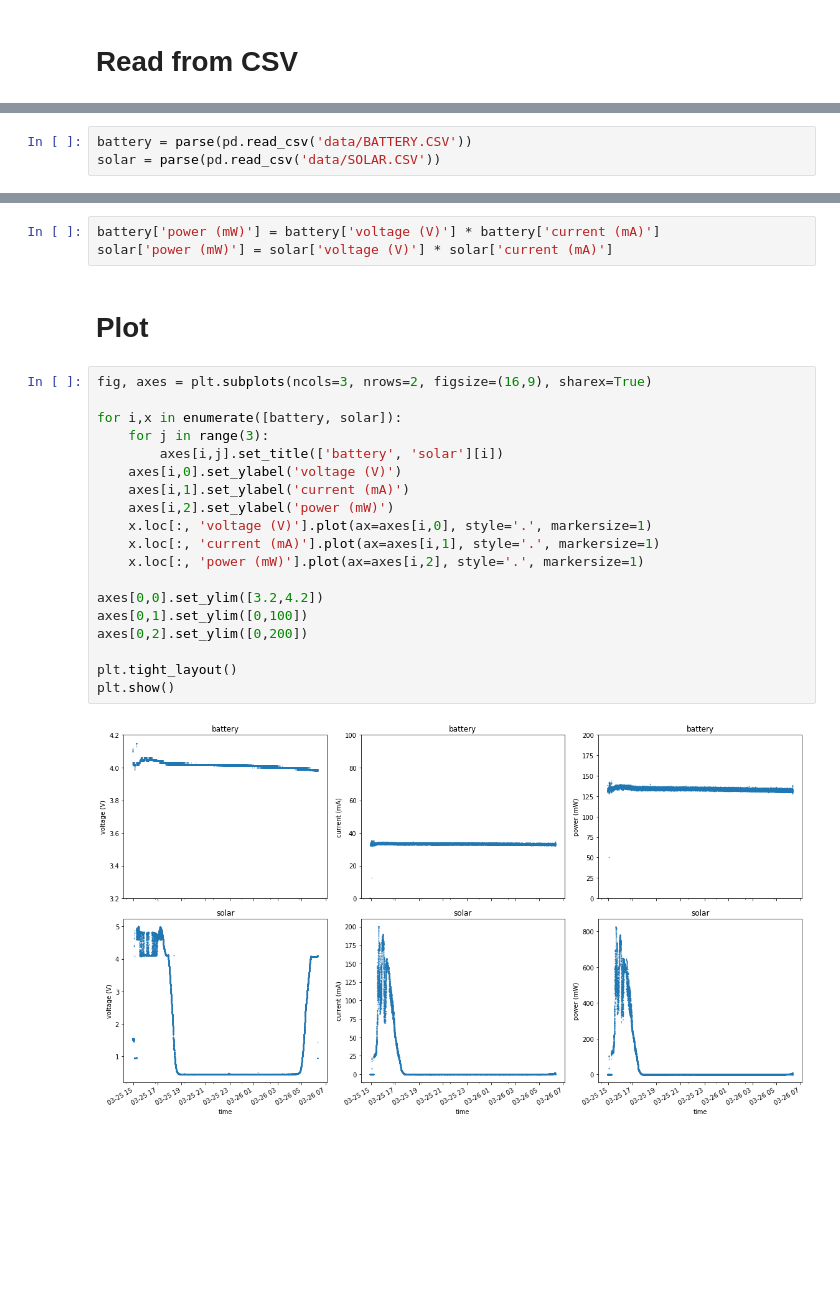
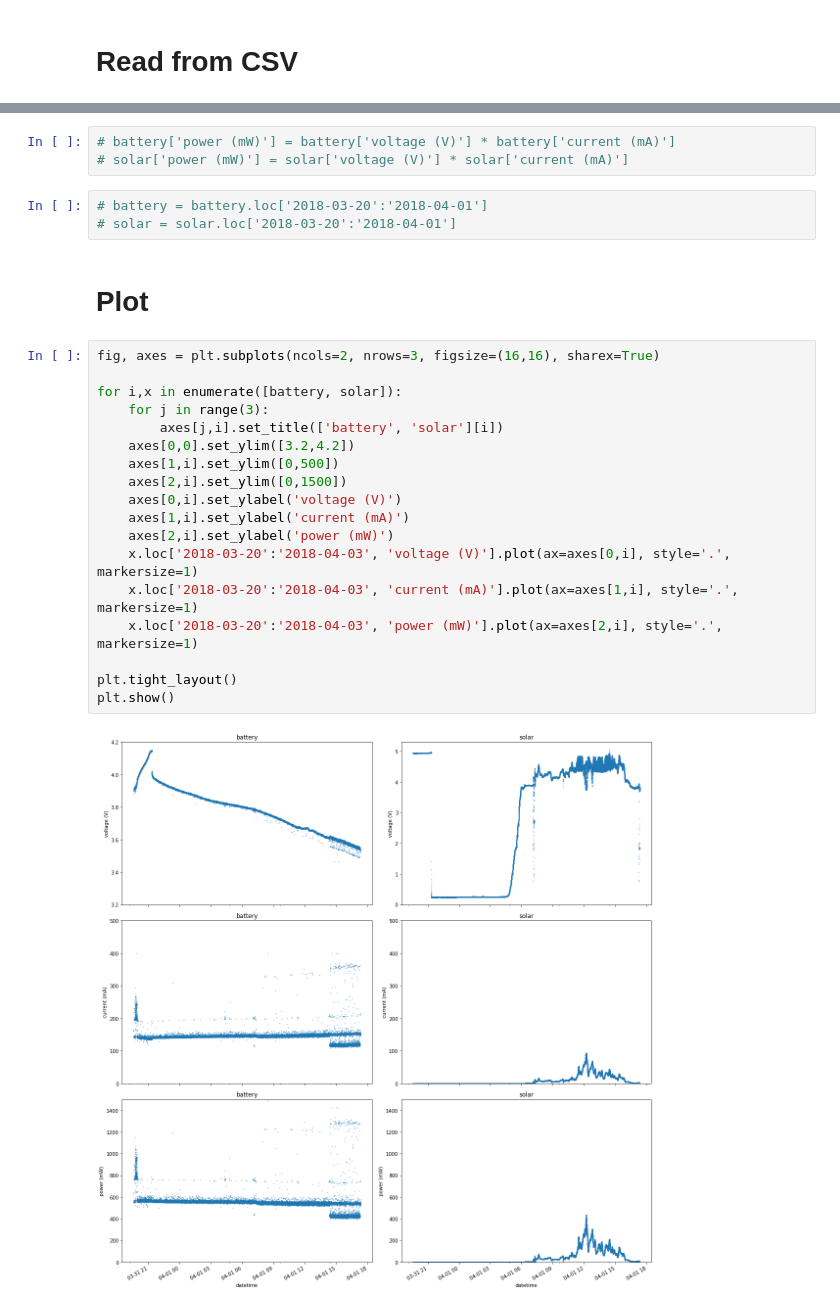
Before and after one commit to JeroenDelcour/solarpi, a Jupyter notebook: plot.ipynb, the cells around one changed output, grey strips where cells are left out. Cells and saved outputs as stored; diff of their text form; blank space fills up the shorter version.

Commit message:
plotted new raspberry run, added script to show plots so I don't have to git commit every time I plot again

```diff
--- a/plot.ipynb
+++ b/plot.ipynb
@@ -35,3 +35,0 @@ def parse(data):
-# %%
-battery = parse(pd.read_csv('data/BATTERY.CSV'))
-solar = parse(pd.read_csv('data/SOLAR.CSV'))
@@ -49,26 +50,28 @@ See the caveats in the documentation: http://pandas.pydata.org/pandas-docs/stabl
 # %%
-battery['power (mW)'] = battery['voltage (V)'] * battery['current (mA)']
-solar['power (mW)'] = solar['voltage (V)'] * solar['current (mA)']
+# battery['power (mW)'] = battery['voltage (V)'] * battery['current (mA)']
+# solar['power (mW)'] = solar['voltage (V)'] * solar['current (mA)']
+# %%
+# battery = battery.loc['2018-03-20':'2018-04-01']
+# solar = solar.loc['2018-03-20':'2018-04-01']
 # %% [markdown]
 # Plot
-# %%
-fig, axes = plt.subplots(ncols=3, nrows=2, figsize=(16,9), sharex=True)
-
-for i,x in enumerate([battery, solar]):
-    for j in range(3):
-        axes[i,j].set_title(['battery', 'solar'][i])
-    axes[i,0].set_ylabel('voltage (V)')
-    axes[i,1].set_ylabel('current (mA)')
-    axes[i,2].set_ylabel('power (mW)')
-    x.loc[:, 'voltage (V)'].plot(ax=axes[i,0], style='.', markersize=1)
-    x.loc[:, 'current (mA)'].plot(ax=axes[i,1], style='.', markersize=1)
-    x.loc[:, 'power (mW)'].plot(ax=axes[i,2], style='.', markersize=1)
-
-axes[0,0].set_ylim([3.2,4.2])
-axes[0,1].set_ylim([0,100])
-axes[0,2].set_ylim([0,200])
-
-plt.tight_layout()
-plt.show()
-# %% [output]
-[figure, removed]
+# %%
+fig, axes = plt.subplots(ncols=2, nrows=3, figsize=(16,16), sharex=True)
+
+for i,x in enumerate([battery, solar]):
+    for j in range(3):
+        axes[j,i].set_title(['battery', 'solar'][i])
+    axes[0,0].set_ylim([3.2,4.2])
+    axes[1,i].set_ylim([0,500])
+    axes[2,i].set_ylim([0,1500])
+    axes[0,i].set_ylabel('voltage (V)')
+    axes[1,i].set_ylabel('current (mA)')
+    axes[2,i].set_ylabel('power (mW)')
+    x.loc['2018-03-20':'2018-04-03', 'voltage (V)'].plot(ax=axes[0,i], style='.', markersize=1)
+    x.loc['2018-03-20':'2018-04-03', 'current (mA)'].plot(ax=axes[1,i], style='.', markersize=1)
+    x.loc['2018-03-20':'2018-04-03', 'power (mW)'].plot(ax=axes[2,i], style='.', markersize=1)
+
+plt.tight_layout()
+plt.show()
+# %% [output]
+[figure, added]
```
Also changed, not shown: parts of 5 cells of this notebook, 2 other files.
